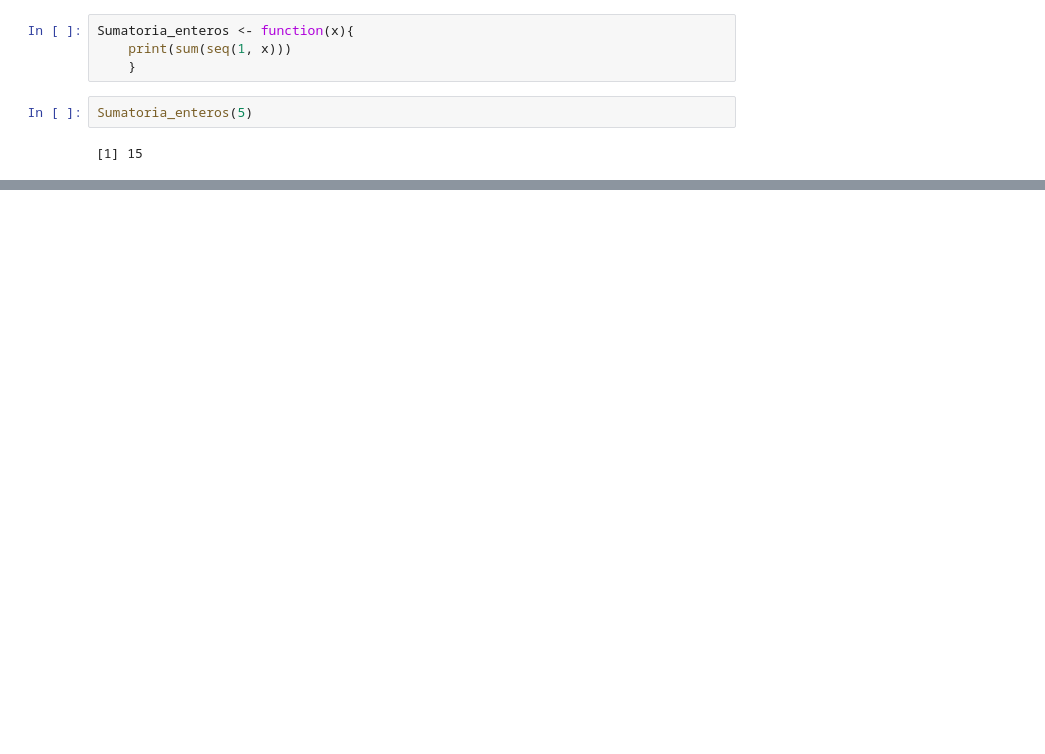
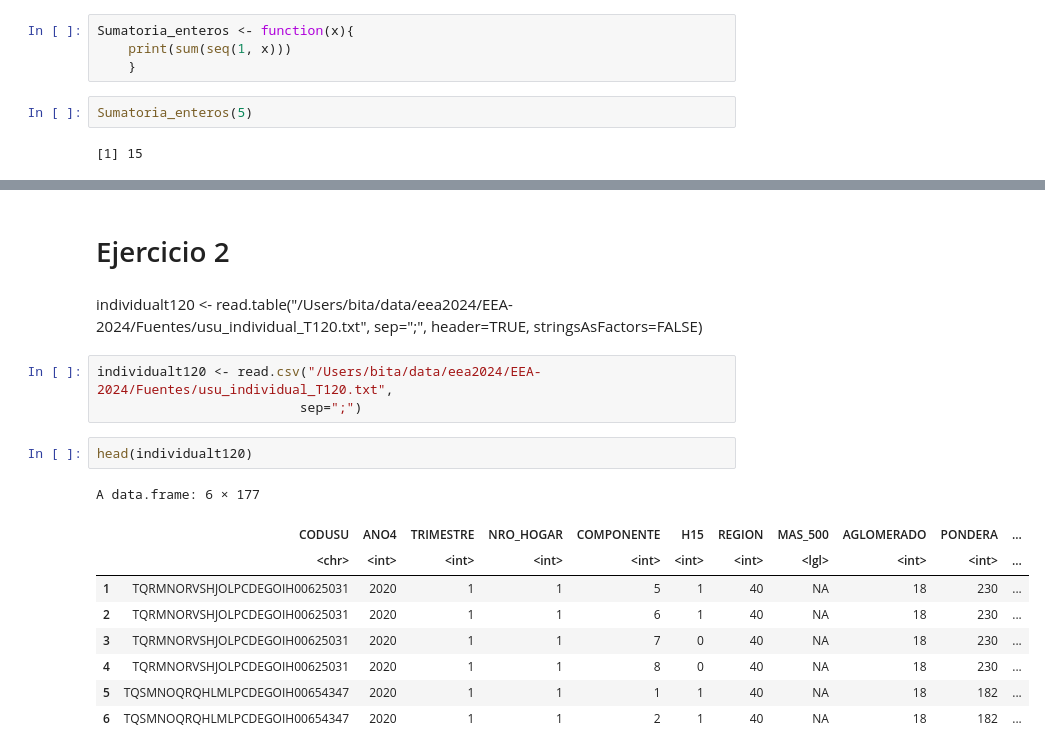
Before and after one commit to bitazaratustra/EEA-2024, a Jupyter notebook: clase 1/Untitled.ipynb, the cells around one changed output, grey strips where cells are left out. Drawn from its saved outputs; the diff is of its cells as text; blank space fills up the shorter version.

```diff
--- a/clase 1/Untitled.ipynb
+++ b/clase 1/Untitled.ipynb
@@ -229,0 +247,22 @@ $message
+# %% [markdown]
+# Ejercicio 2
+# %% [markdown]
+individualt120 <- read.table("/Users/bita/data/eea2024/EEA-2024/Fuentes/usu_individual_T120.txt",
+                             sep=";",
+                             header=TRUE,
+                             stringsAsFactors=FALSE)
+# %%
+individualt120 <- read.csv("/Users/bita/data/eea2024/EEA-2024/Fuentes/usu_individual_T120.txt",
+                          sep=";")
+# %%
+head(individualt120)
+# %% [output]
+A data.frame: 6 × 177
+|  | CODUSU | ANO4 | TRIMESTRE | NRO_HOGAR | COMPONENTE | H15 | REGION | MAS_500 | AGLOMERADO | PONDERA | ... |
+|  | <chr> | <int> | <int> | <int> | <int> | <int> | <int> | <lgl> | <int> | <int> | ... |
+| 1 | TQRMNORVSHJOLPCDEGOIH00625031 | 2020 | 1 | 1 | 5 | 1 | 40 | NA | 18 | 230 | ... |
+| 2 | TQRMNORVSHJOLPCDEGOIH00625031 | 2020 | 1 | 1 | 6 | 1 | 40 | NA | 18 | 230 | ... |
+| 3 | TQRMNORVSHJOLPCDEGOIH00625031 | 2020 | 1 | 1 | 7 | 0 | 40 | NA | 18 | 230 | ... |
+| 4 | TQRMNORVSHJOLPCDEGOIH00625031 | 2020 | 1 | 1 | 8 | 0 | 40 | NA | 18 | 230 | ... |
+| 5 | TQSMNOQRQHLMLPCDEGOIH00654347 | 2020 | 1 | 1 | 1 | 1 | 40 | NA | 18 | 182 | ... |
+| 6 | TQSMNOQRQHLMLPCDEGOIH00654347 | 2020 | 1 | 1 | 2 | 1 | 40 | NA | 18 | 182 | ... |
```
Also changed, not shown: parts of 19 cells of this notebook, 2 other files.
